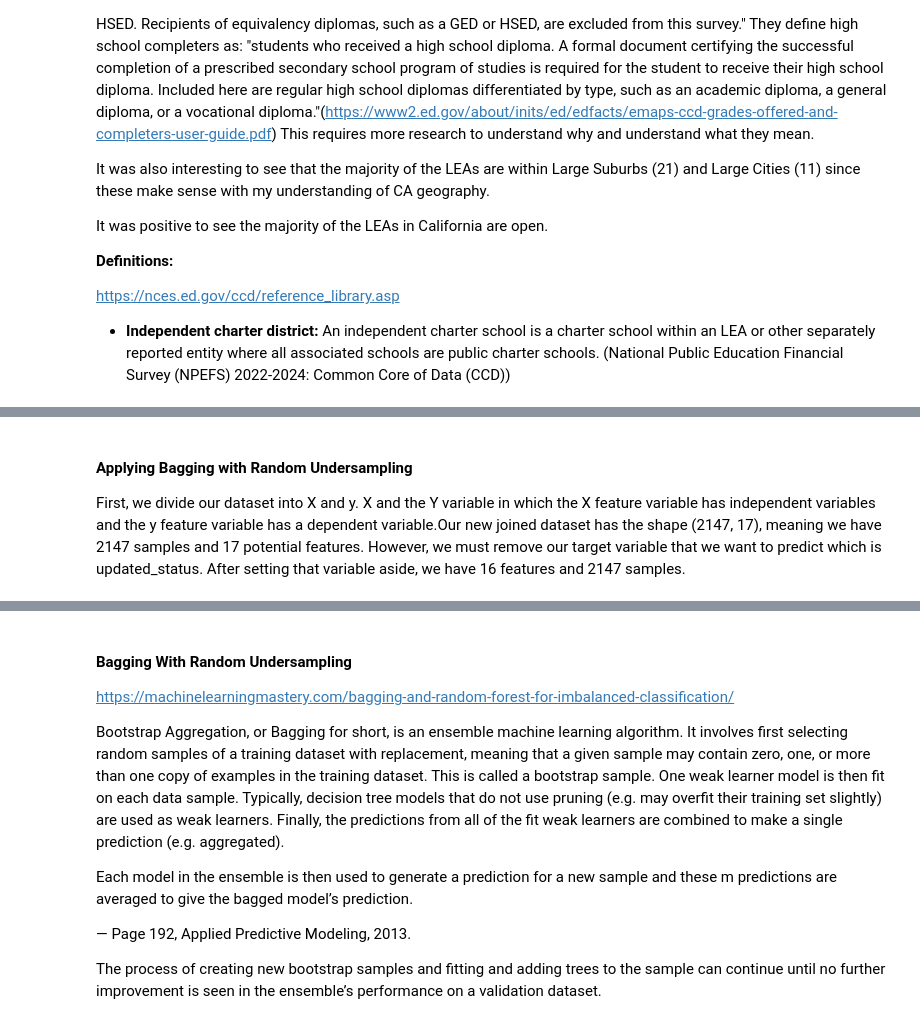
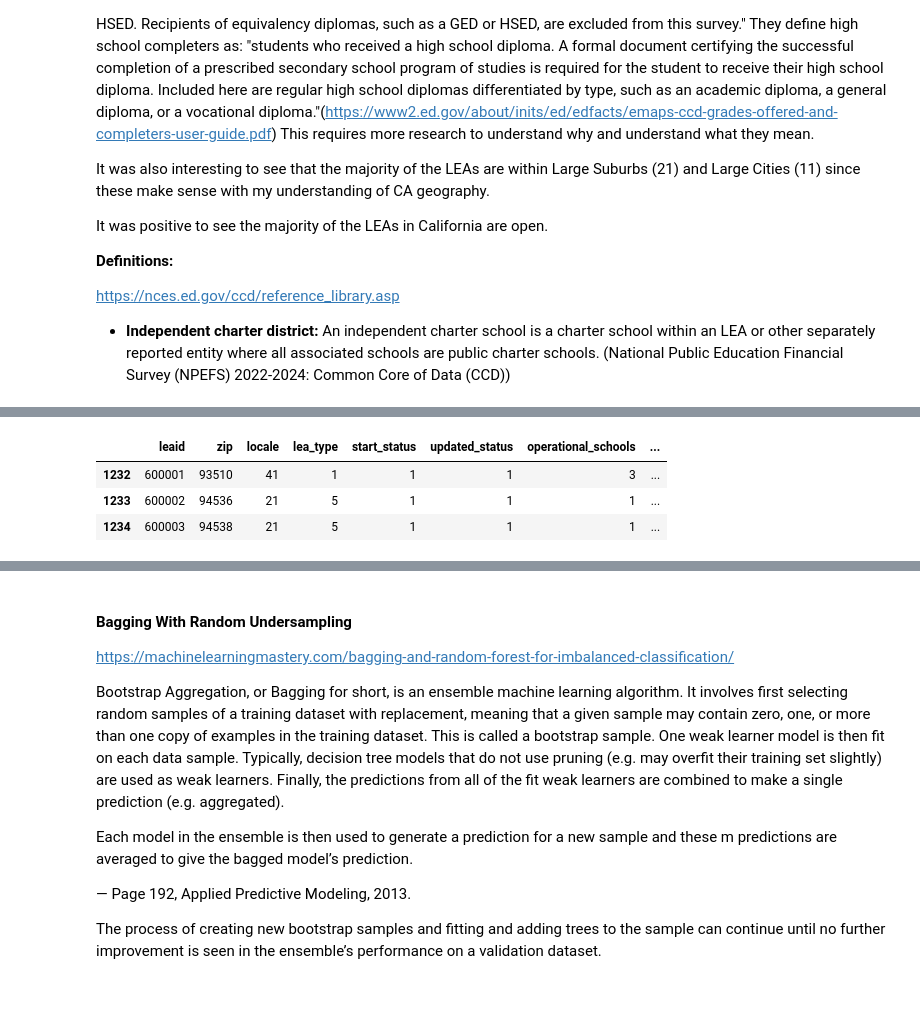
Before and after one commit to emilyslopez/datasci_practice_projects, a Jupyter notebook: predictive_modeling/LEA_predictive_modeling.ipynb, the cells around one changed output, grey strips where cells are left out. Saved outputs shown, nothing was run; the diff lists cells and outputs as text; code cells hidden in the pictures; blank space fills up the shorter version.

```diff
--- a/predictive_modeling/LEA_predictive_modeling.ipynb
+++ b/predictive_modeling/LEA_predictive_modeling.ipynb
@@ -623,4 +618,0 @@ joined.head()
-# %% [markdown]
-#### Applying Bagging with Random Undersampling
-
-First, we divide our dataset into X and y. X and the Y variable in which the X feature variable has independent variables and the y feature variable has a dependent variable.Our new joined dataset has the shape (2147, 17), meaning we have 2147 samples and 17 potential features. However, we must remove our target variable that we want to predict which is updated_status. After setting that variable aside, we have 16 features and 2147 samples.
@@ -637,0 +619,16 @@ from sklearn.utils.class_weight import compute_class_weight
+# %%
+# one hot encode lea_level
+lea_level_dict = {'Elementary': 0,
+                  'Middle': 1,
+                  'High': 2,
+                  'Adult Education': 3,
+                  'Other': 4,
+                  'Not applicable': 5,
+                  'Not reported': 6}
+joined['lea_level_ordinal'] = joined.lea_level.map(lea_level_dict)
+joined.head(3)
+# %% [output]
+|  | leaid | zip | locale | lea_type | start_status | updated_status | operational_schools | ... |
+| 1232 | 600001 | 93510 | 41 | 1 | 1 | 1 | 3 | ... |
+| 1233 | 600002 | 94536 | 21 | 5 | 1 | 1 | 1 | ... |
+| 1234 | 600003 | 94538 | 21 | 5 | 1 | 1 | 1 | ... |
```
Also changed, not shown: parts of 45 cells of this notebook.
